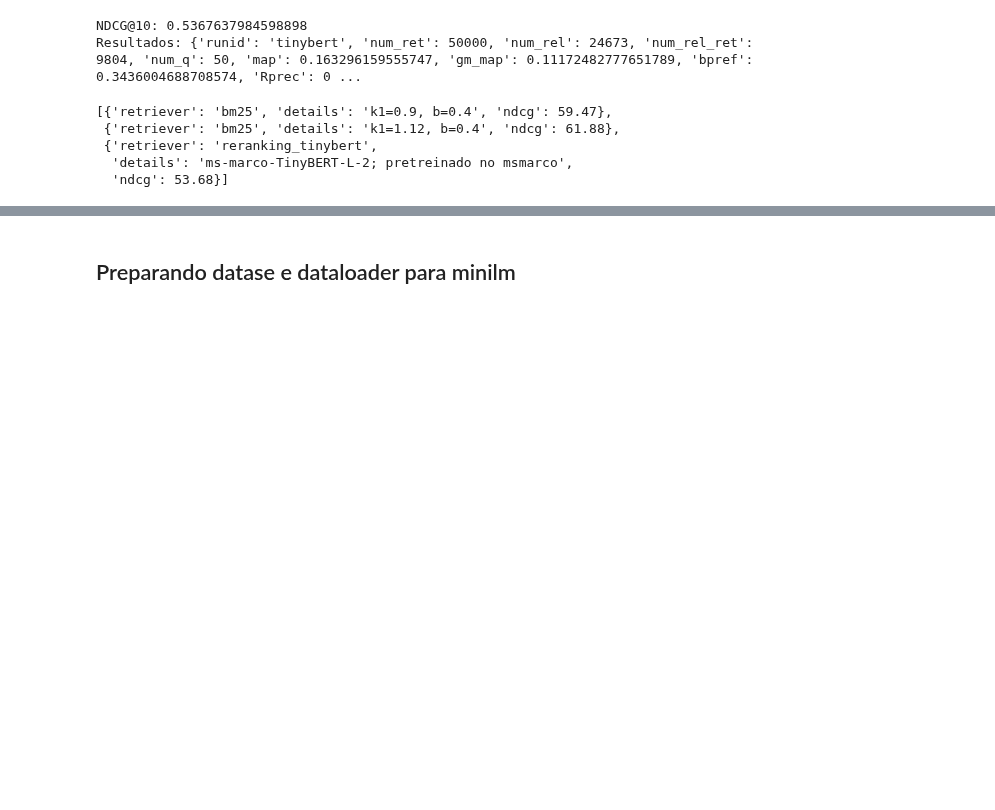
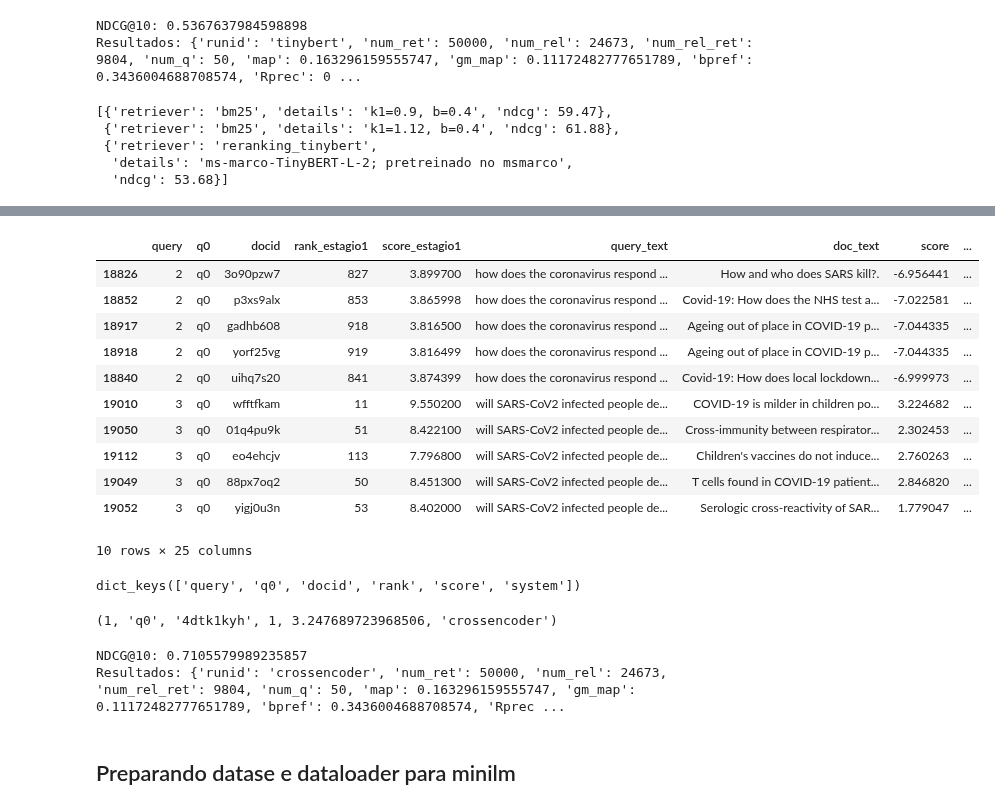
Before and after one commit to marcusborela/deep_learning_em_buscas_unicamp, a Jupyter notebook: code/aula9_inpars/avalia_busca_com_reranking.ipynb, the cells around one changed output, grey strips where cells are left out. Cells and saved outputs as stored; diff of their text form; code cells hidden in the pictures; blank space fills up the shorter version.

```diff
--- a/code/aula9_inpars/avalia_busca_com_reranking.ipynb
+++ b/code/aula9_inpars/avalia_busca_com_reranking.ipynb
@@ -674,0 +734,2 @@ lista_resultados
+# %%
+df_reranking.rename(columns={'reranking': 'rank', 'score_tinybert':'score'}, inplace=True)
@@ -674,0 +739,15 @@ lista_resultados
+# %%
+df_reranking.iloc[1995:2005]
+# %% [output]
+|  | query | q0 | docid | rank_estagio1 | score_estagio1 | query_text | doc_text | score | ... |
+| 18826 | 2 | q0 | 3o90pzw7 | 827 | 3.899700 | how does the coronavirus respond ... | How and who does SARS kill?. | -6.956441 | ... |
+| 18852 | 2 | q0 | p3xs9alx | 853 | 3.865998 | how does the coronavirus respond ... | Covid-19: How does the NHS test a... | -7.022581 | ... |
+| 18917 | 2 | q0 | gadhb608 | 918 | 3.816500 | how does the coronavirus respond ... | Ageing out of place in COVID-19 p... | -7.044335 | ... |
+| 18918 | 2 | q0 | yorf25vg | 919 | 3.816499 | how does the coronavirus respond ... | Ageing out of place in COVID-19 p... | -7.044335 | ... |
+| 18840 | 2 | q0 | uihq7s20 | 841 | 3.874399 | how does the coronavirus respond ... | Covid-19: How does local lockdown... | -6.999973 | ... |
+| 19010 | 3 | q0 | wfftfkam | 11 | 9.550200 | will SARS-CoV2 infected people de... | COVID‐19 is milder in children po... | 3.224682 | ... |
+| 19050 | 3 | q0 | 01q4pu9k | 51 | 8.422100 | will SARS-CoV2 infected people de... | Cross-immunity between respirator... | 2.302453 | ... |
+| 19112 | 3 | q0 | eo4ehcjv | 113 | 7.796800 | will SARS-CoV2 infected people de... | Children's vaccines do not induce... | 2.760263 | ... |
+| 19049 | 3 | q0 | 88px7oq2 | 50 | 8.451300 | will SARS-CoV2 infected people de... | T cells found in COVID-19 patient... | 2.846820 | ... |
+| 19052 | 3 | q0 | yigj0u3n | 53 | 8.402000 | will SARS-CoV2 infected people de... | Serologic cross-reactivity of SAR... | 1.779047 | ... |
+10 rows × 25 columns
@@ -674,0 +756,16 @@ lista_resultados
+# %%
+run_reranking.keys()
+# %% [output]
+dict_keys(['query', 'q0', 'docid', 'rank', 'score', 'system'])
+# %%
+run_reranking['query'][0], run_reranking['q0'][0], run_reranking['docid'][0], run_reranking['rank'][0], run_reranking['score'][0], run_reranking['system'][0]
+# %% [output]
+(1, 'q0', '4dtk1kyh', 1, 3.247689723968506, 'crossencoder')
+# %%
+results = trec_eval.compute(predictions=[run_reranking], references=[qrel_dict])
+# salvando métricas
+print(f"NDCG@10: {results['NDCG@10']}")
+print(f"Resultados: {results}")
+# %% [output]
+NDCG@10: 0.7105579989235857
+Resultados: {'runid': 'crossencoder', 'num_ret': 50000, 'num_rel': 24673, 'num_rel_ret': 9804, 'num_q': 50, 'map': 0.163296159555747, 'gm_map': 0.11172482777651789, 'bpref': 0.3436004688708574, 'Rprec ...
```
Also changed, not shown: parts of 18 cells of this notebook.
